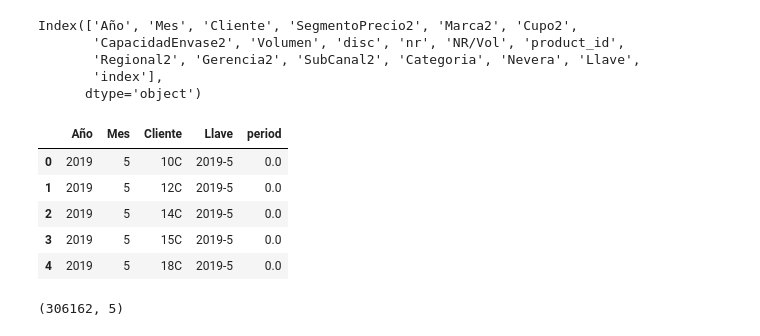
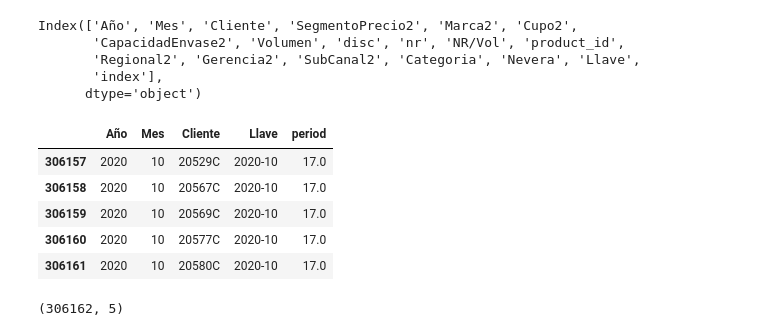
Before and after one commit to sebashc3712/Hackators_Bavaria, a Jupyter notebook: Brand_Expansion_V2.ipynb, the cells around one changed output. Saved outputs shown, nothing was run; the diff lists cells and outputs as text; code cells hidden in the pictures.

Commit message:
Customers correction

```diff
--- a/Brand_Expansion_V2.ipynb
+++ b/Brand_Expansion_V2.ipynb
@@ -360,6 +360,8 @@ df.columns=['Año', 'Mes', 'Cliente', 'SegmentoPrecio2', 'Marca2', 'Cupo2',
        'CapacidadEnvase2', 'Volumen', 'disc', 'nr', 'NR/Vol', 'product_id',
        'Regional2', 'Gerencia2', 'SubCanal2', 'Categoria', 'Nevera', 'Llave',
        'period']
+# %%
+df['period']=df['period'].fillna(17)
 # %%
 df=df.drop('Llave',axis=1)
 # %%
@@ -382,26 +384,31 @@ group_period_client_envase['NR/Vol']=group_period_client_envase['nr']/group_peri
 # %%
 # BigMatrix
 
 result = []
 for year in list(df['Año'].unique()):
     for month in list(df[df['Año']==year]['Mes'].unique()):
-        for customer in list(df['Cliente'].unique()):
-            result.append([year, month, customer])
+        if year==2020 and month==10:
+            for customer in list(df[(df['Año']==2020)&(df['Mes']==10)]['Cliente'].unique()):
+                result.append([year, month, customer])
+        else:
+            for customer in list(df['Cliente'].unique()):
+                result.append([year, month, customer])
 
 matrix = pd.DataFrame(result, columns = ['Año', 'Mes', 'Cliente'])
 
 month_sales['Llave']=month_sales['Año'].astype(str)+'-'+month_sales['Mes'].astype(str)
 matrix['Llave']=matrix['Año'].astype(str)+'-'+matrix['Mes'].astype(str)
 matrix=matrix.merge(month_sales[['Llave','index']],how='left',on='Llave')
 matrix=matrix.rename(columns={'index':'period'})
-matrix.head()
+matrix['period']=matrix['period'].fillna(17)
+matrix.tail()
 # %% [output]
 |  | Año | Mes | Cliente | Llave | period |
-| 0 | 2019 | 5 | 10C | 2019-5 | 0.0 |
-| 1 | 2019 | 5 | 12C | 2019-5 | 0.0 |
-| 2 | 2019 | 5 | 14C | 2019-5 | 0.0 |
-| 3 | 2019 | 5 | 15C | 2019-5 | 0.0 |
-| 4 | 2019 | 5 | 18C | 2019-5 | 0.0 |
+| 306157 | 2020 | 10 | 20529C | 2020-10 | 17.0 |
+| 306158 | 2020 | 10 | 20567C | 2020-10 | 17.0 |
+| 306159 | 2020 | 10 | 20569C | 2020-10 | 17.0 |
+| 306160 | 2020 | 10 | 20577C | 2020-10 | 17.0 |
+| 306161 | 2020 | 10 | 20580C | 2020-10 | 17.0 |
 # %%
 matrix.shape
 # %% [output]
```
Also changed, not shown: parts of 12 cells of this notebook.
